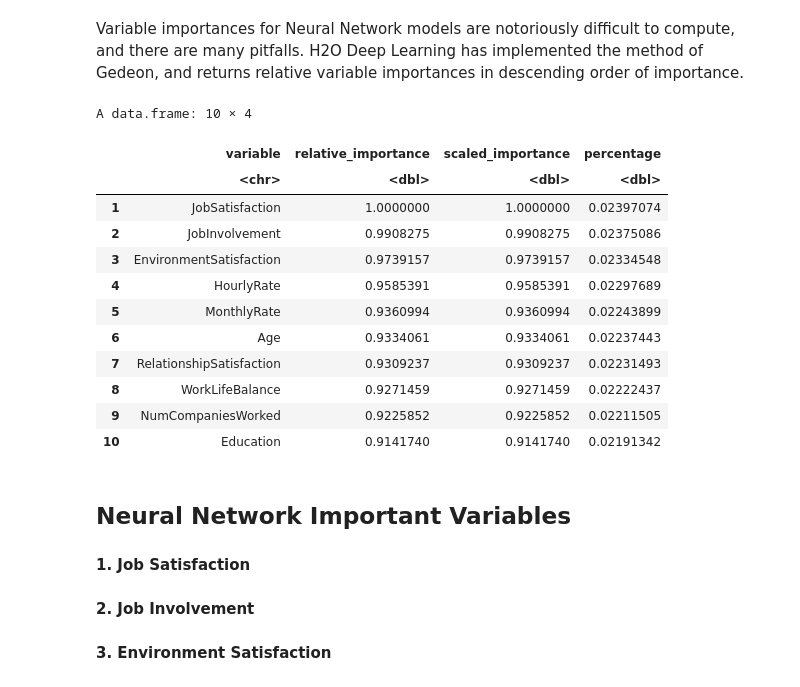
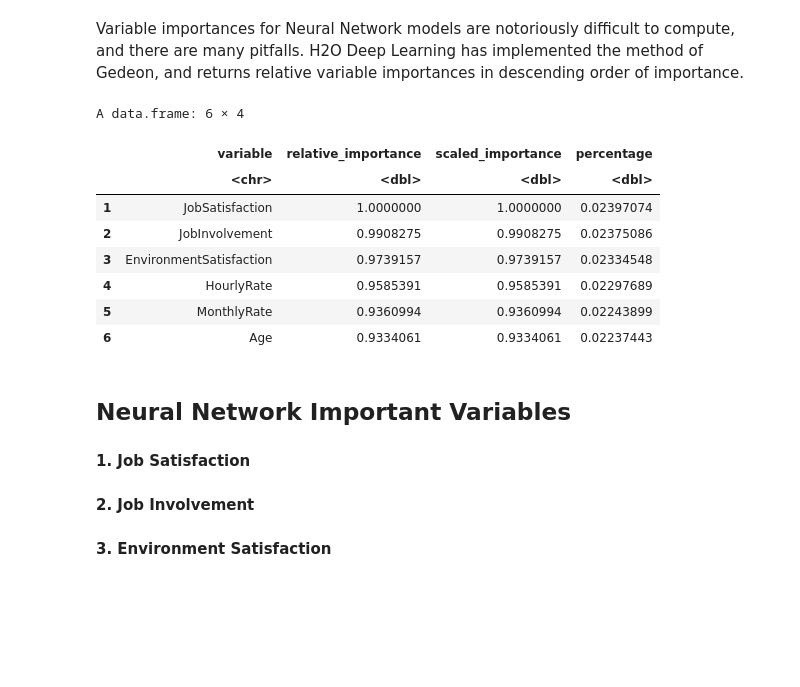
Before and after one commit to NaveenM12/DataChallenge_IBM_Employees, a Jupyter notebook: R_Models/R_Attrition_Models.ipynb, the cells around one changed output. Saved outputs shown, nothing was run; the diff lists cells and outputs as text; code cells hidden in the pictures; blank space fills up the shorter version.

```diff
--- a/R_Models/R_Attrition_Models.ipynb
+++ b/R_Models/R_Attrition_Models.ipynb
@@ -375,21 +379,17 @@ plot(perf_dl_best, type="roc", main="ROC Curve for Best Neural Network Model")
 # %% [markdown]
 Variable importances for Neural Network models are notoriously difficult to compute, and there are many pitfalls. H2O Deep Learning has implemented the method of Gedeon, and returns relative variable importances in descending order of importance.
 # %%
-head(as.data.frame(h2o.varimp(models_dl_best)),10)
+head(as.data.frame(h2o.varimp(models_dl_best)))
 # %% [output]
-A data.frame: 10 × 4
+A data.frame: 6 × 4
 |  | variable | relative_importance | scaled_importance | percentage |
 |  | <chr> | <dbl> | <dbl> | <dbl> |
 | 1 | JobSatisfaction | 1.0000000 | 1.0000000 | 0.02397074 |
 | 2 | JobInvolvement | 0.9908275 | 0.9908275 | 0.02375086 |
 | 3 | EnvironmentSatisfaction | 0.9739157 | 0.9739157 | 0.02334548 |
 | 4 | HourlyRate | 0.9585391 | 0.9585391 | 0.02297689 |
 | 5 | MonthlyRate | 0.9360994 | 0.9360994 | 0.02243899 |
 | 6 | Age | 0.9334061 | 0.9334061 | 0.02237443 |
-| 7 | RelationshipSatisfaction | 0.9309237 | 0.9309237 | 0.02231493 |
-| 8 | WorkLifeBalance | 0.9271459 | 0.9271459 | 0.02222437 |
-| 9 | NumCompaniesWorked | 0.9225852 | 0.9225852 | 0.02211505 |
-| 10 | Education | 0.9141740 | 0.9141740 | 0.02191342 |
 # %% [markdown]
 ## Neural Network Important Variables
 #### 1. Job Satisfaction
```
Also changed, not shown: parts of 5 cells of this notebook.
